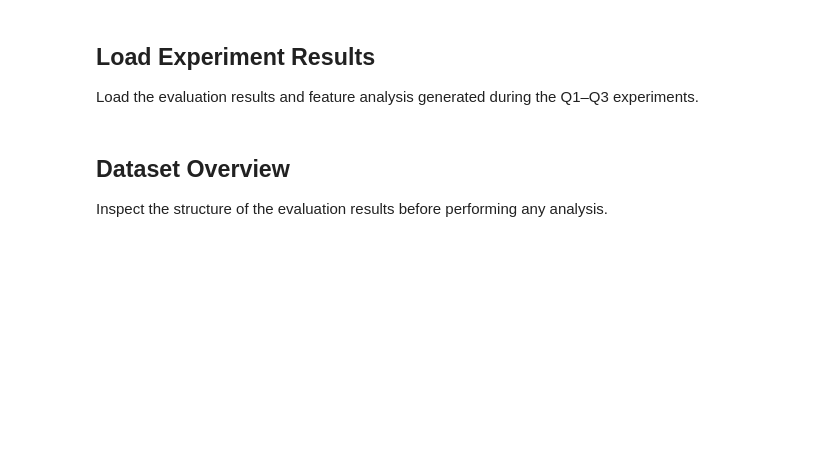
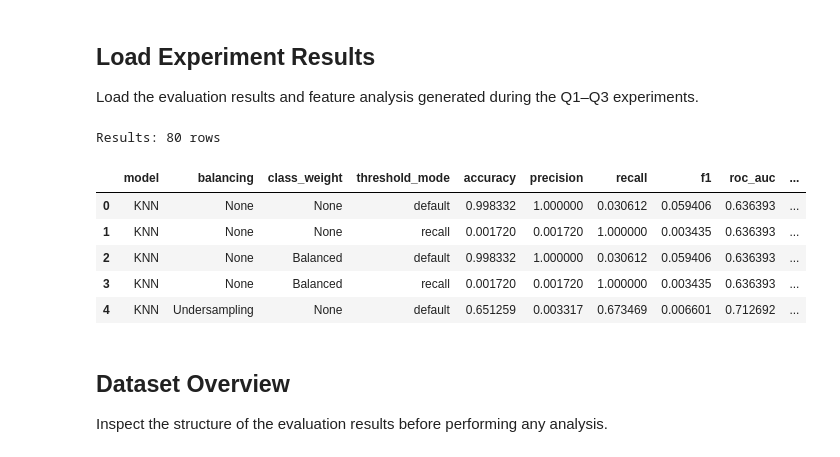
Before and after one commit to DanielKuris/MachineLearningProject, a Jupyter notebook: src/results_analysis/results_experiment1_3.ipynb, the cells around one changed output. Drawn from its saved outputs; the diff is of its cells as text; code cells hidden in the pictures; blank space fills up the shorter version.

```diff
--- a/src/results_analysis/results_experiment1_3.ipynb
+++ b/src/results_analysis/results_experiment1_3.ipynb
@@ -130,24 +130,32 @@ Load the evaluation results and feature analysis generated during the Q1–Q3 ex
 # %%
 current_path = Path.cwd()
 
-while current_path.name != "FinalProject":
+while current_path.name != "MachineLearningProject":
     current_path = current_path.parent
 
 
 PROJECT_ROOT = current_path
 
 
 results_df = pd.read_csv(
     PROJECT_ROOT / "out" / "Q1_3_output.csv",
     keep_default_na=False
 )
 
 sys.path.append(str(PROJECT_ROOT))
 
 results_df.head()
 
 print(f"Results: {len(results_df)} rows")
 results_df.head()
+# %% [output]
+Results: 80 rows
+|  | model | balancing | class_weight | threshold_mode | accuracy | precision | recall | f1 | roc_auc | ... |
+| 0 | KNN | None | None | default | 0.998332 | 1.000000 | 0.030612 | 0.059406 | 0.636393 | ... |
+| 1 | KNN | None | None | recall | 0.001720 | 0.001720 | 1.000000 | 0.003435 | 0.636393 | ... |
+| 2 | KNN | None | Balanced | default | 0.998332 | 1.000000 | 0.030612 | 0.059406 | 0.636393 | ... |
+| 3 | KNN | None | Balanced | recall | 0.001720 | 0.001720 | 1.000000 | 0.003435 | 0.636393 | ... |
+| 4 | KNN | Undersampling | None | default | 0.651259 | 0.003317 | 0.673469 | 0.006601 | 0.712692 | ... |
 # %% [markdown]
 ## Dataset Overview
 
```
Also changed, not shown: parts of 25 cells of this notebook, 2 other files.
